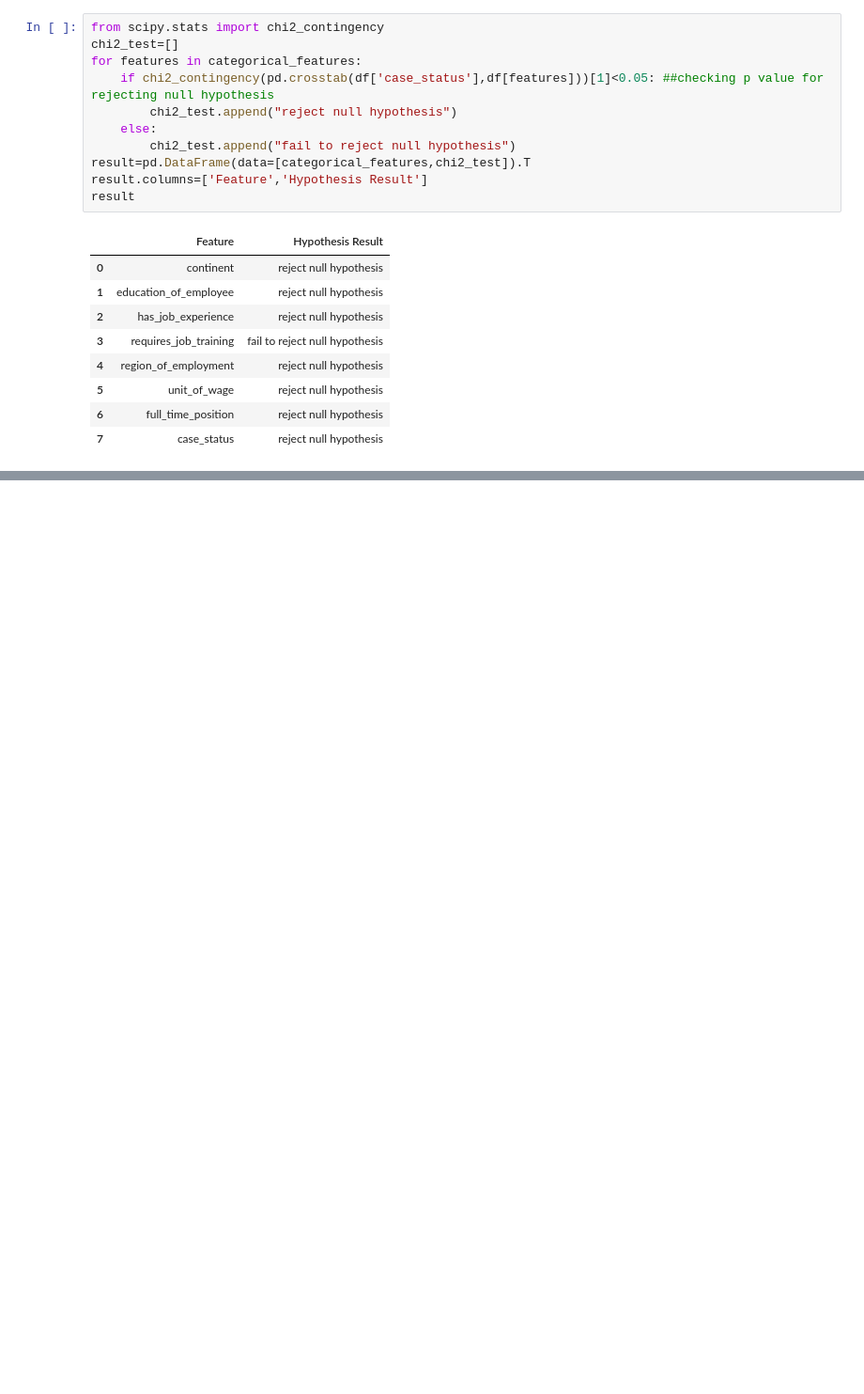
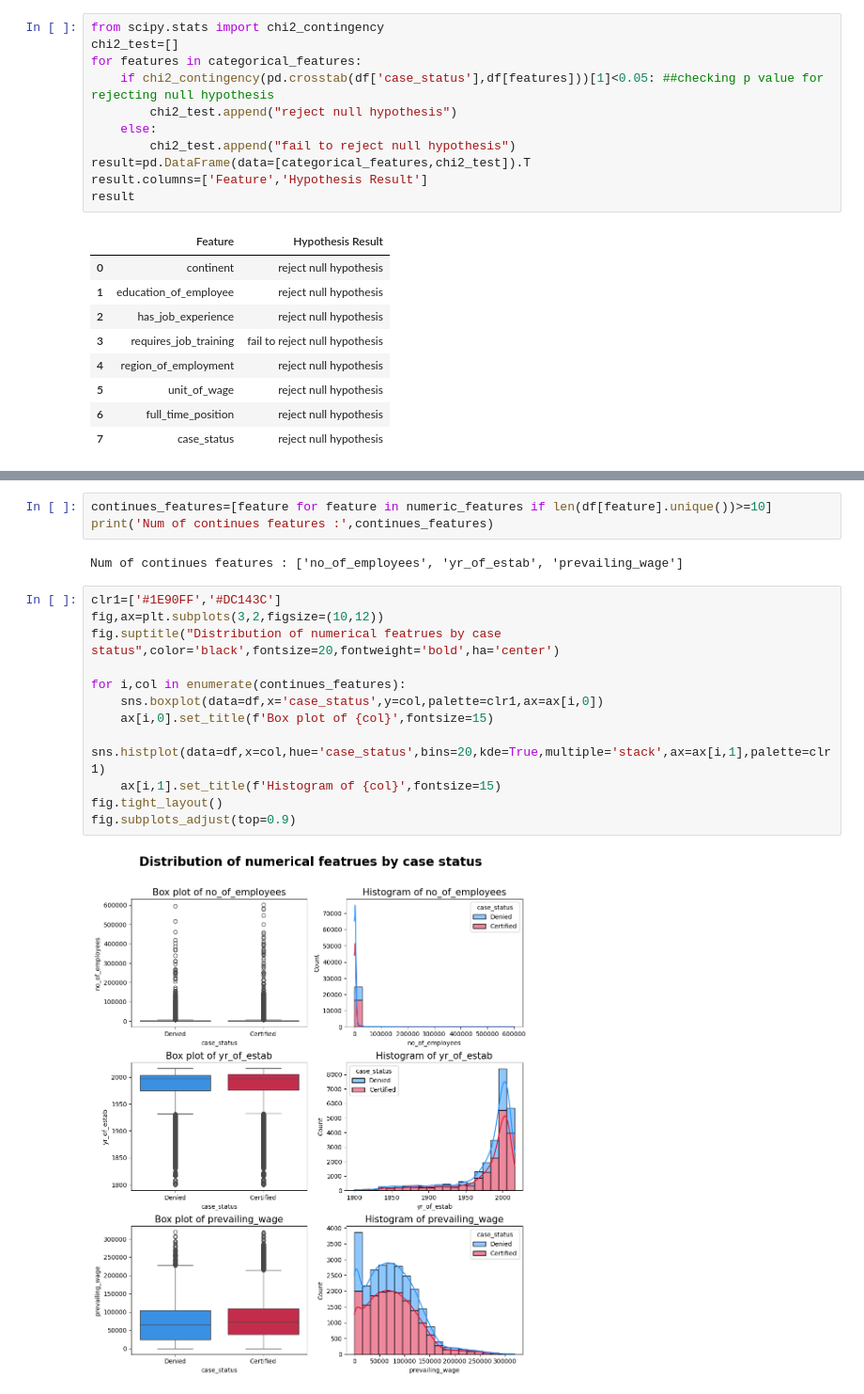
Before and after one commit to santhoshreddybora/US-Visa-Approval-Prediction, a Jupyter notebook: notebook/EDA.ipynb, the cells around one changed output, grey strips where cells are left out. Shown at 94% size. Cells and saved outputs as stored; diff of their text form; blank space fills up the shorter version.

```diff
--- a/notebook/EDA.ipynb
+++ b/notebook/EDA.ipynb
@@ -223,0 +243,19 @@ result
+# %%
+continues_features=[feature for feature in numeric_features if len(df[feature].unique())>=10]
+print('Num of continues features :',continues_features)
+# %% [output]
+Num of continues features : ['no_of_employees', 'yr_of_estab', 'prevailing_wage']
+# %%
+clr1=['#1E90FF','#DC143C']
+fig,ax=plt.subplots(3,2,figsize=(10,12))
+fig.suptitle("Distribution of numerical featrues by case status",color='black',fontsize=20,fontweight='bold',ha='center')
+
+for i,col in enumerate(continues_features):
+    sns.boxplot(data=df,x='case_status',y=col,palette=clr1,ax=ax[i,0])
+    ax[i,0].set_title(f'Box plot of {col}',fontsize=15)
+    sns.histplot(data=df,x=col,hue='case_status',bins=20,kde=True,multiple='stack',ax=ax[i,1],palette=clr1)
+    ax[i,1].set_title(f'Histogram of {col}',fontsize=15)
+fig.tight_layout()
+fig.subplots_adjust(top=0.9)
+# %% [output]
+[figure, added]
```
Also changed, not shown: parts of 20 cells of this notebook, 1 other file.
